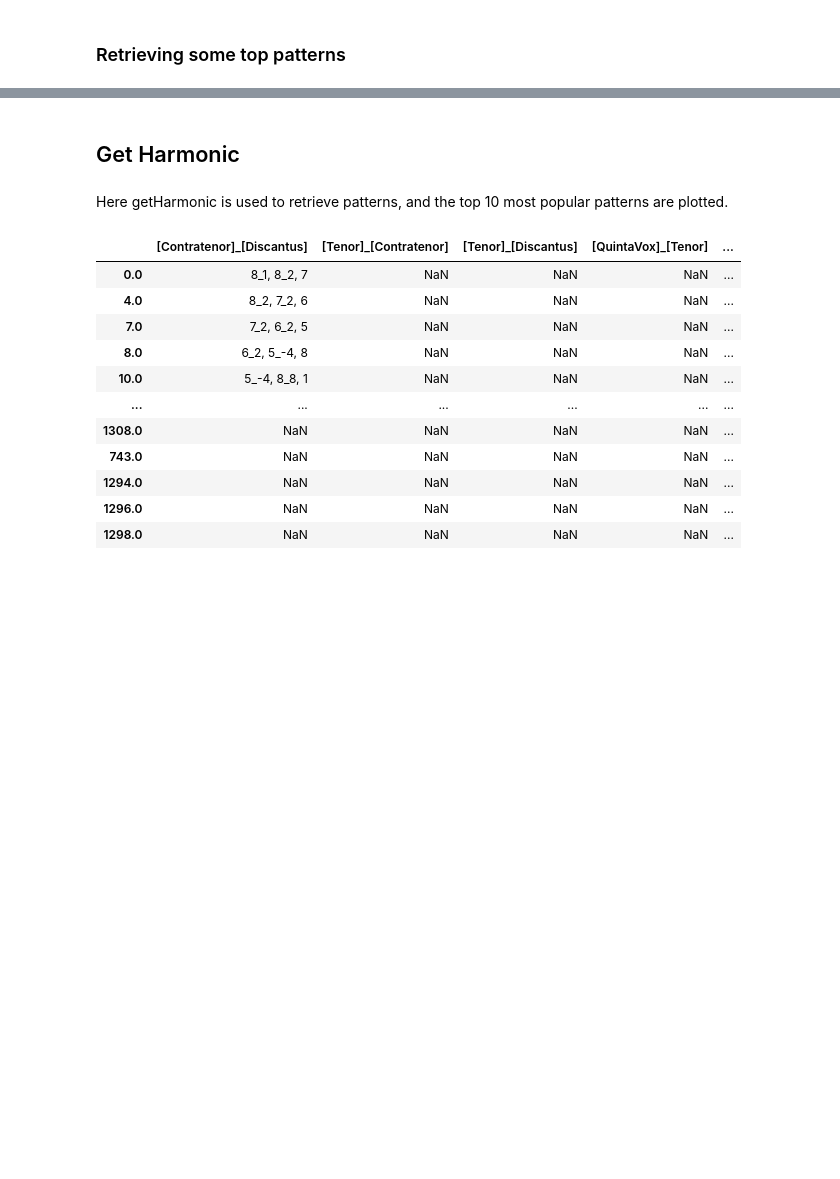
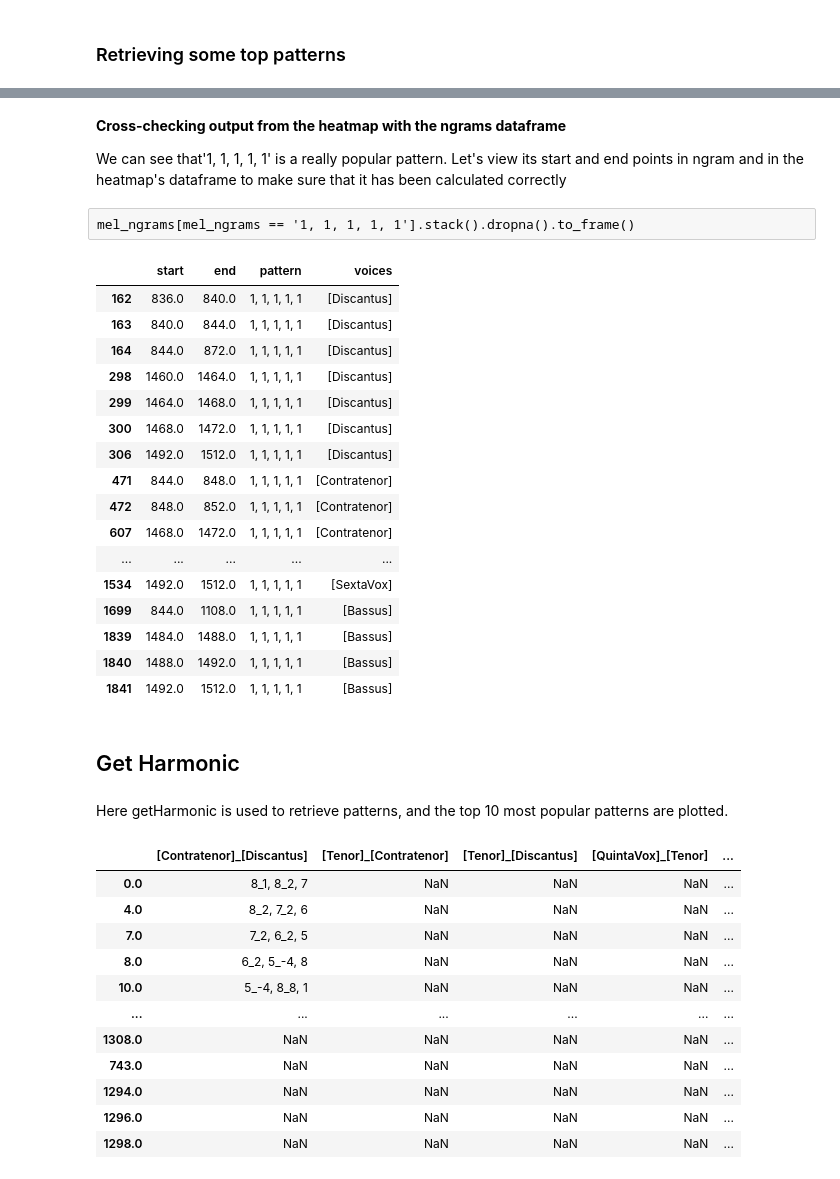
Before and after one commit to trangdang168/CRIM_Intervals_Notebooks, a Jupyter notebook: Trang_CRIM_Intervals_Morgan.ipynb, the cells around one changed output, grey strips where cells are left out. Cells and saved outputs as stored; diff of their text form; code cells hidden in the pictures; blank space fills up the shorter version.

```diff
--- a/Trang_CRIM_Intervals_Morgan.ipynb
+++ b/Trang_CRIM_Intervals_Morgan.ipynb
@@ -61,9 +64,36 @@ mel_ngrams_top_patterns_list
  '1, 1, 2, 1, -3',
  '1, 2, 1, -3, 1']
 # %%
-viz.plot_ngrams_heatmap(mel_ngrams, patterns=mel_ngrams_top_patterns_list)
+chart, mel_ngrams_matches_df = viz.plot_ngrams_heatmap(model, mel_ngrams, patterns=mel_ngrams_top_patterns_list)
+chart
 # %% [output]
 [interactive output not drawn]
+# %% [markdown]
+**Cross-checking output from the heatmap with the ngrams dataframe**
+
+We can see that'1, 1, 1, 1, 1' is a really popular pattern. Let's view its start and end points in ngram and in the heatmap's dataframe to make sure that it has been calculated correctly
+# %% [raw]
+mel_ngrams[mel_ngrams == '1, 1, 1, 1, 1'].stack().dropna().to_frame()
+# %%
+mel_ngrams_matches_df[mel_ngrams_matches_df['pattern'] == '1, 1, 1, 1, 1']
+# %% [output]
+|  | start | end | pattern | voices |
+| 162 | 836.0 | 840.0 | 1, 1, 1, 1, 1 | [Discantus] |
+| 163 | 840.0 | 844.0 | 1, 1, 1, 1, 1 | [Discantus] |
+| 164 | 844.0 | 872.0 | 1, 1, 1, 1, 1 | [Discantus] |
+| 298 | 1460.0 | 1464.0 | 1, 1, 1, 1, 1 | [Discantus] |
+| 299 | 1464.0 | 1468.0 | 1, 1, 1, 1, 1 | [Discantus] |
+| 300 | 1468.0 | 1472.0 | 1, 1, 1, 1, 1 | [Discantus] |
+| 306 | 1492.0 | 1512.0 | 1, 1, 1, 1, 1 | [Discantus] |
+| 471 | 844.0 | 848.0 | 1, 1, 1, 1, 1 | [Contratenor] |
+| 472 | 848.0 | 852.0 | 1, 1, 1, 1, 1 | [Contratenor] |
+| 607 | 1468.0 | 1472.0 | 1, 1, 1, 1, 1 | [Contratenor] |
+| ... | ... | ... | ... | ... |
+| 1534 | 1492.0 | 1512.0 | 1, 1, 1, 1, 1 | [SextaVox] |
+| 1699 | 844.0 | 1108.0 | 1, 1, 1, 1, 1 | [Bassus] |
+| 1839 | 1484.0 | 1488.0 | 1, 1, 1, 1, 1 | [Bassus] |
+| 1840 | 1488.0 | 1492.0 | 1, 1, 1, 1, 1 | [Bassus] |
+| 1841 | 1492.0 | 1512.0 | 1, 1, 1, 1, 1 | [Bassus] |
 # %% [markdown]
 ## Get Harmonic
 # %% [markdown]
```
Also changed, not shown: parts of 6 cells of this notebook, 2 other files.
